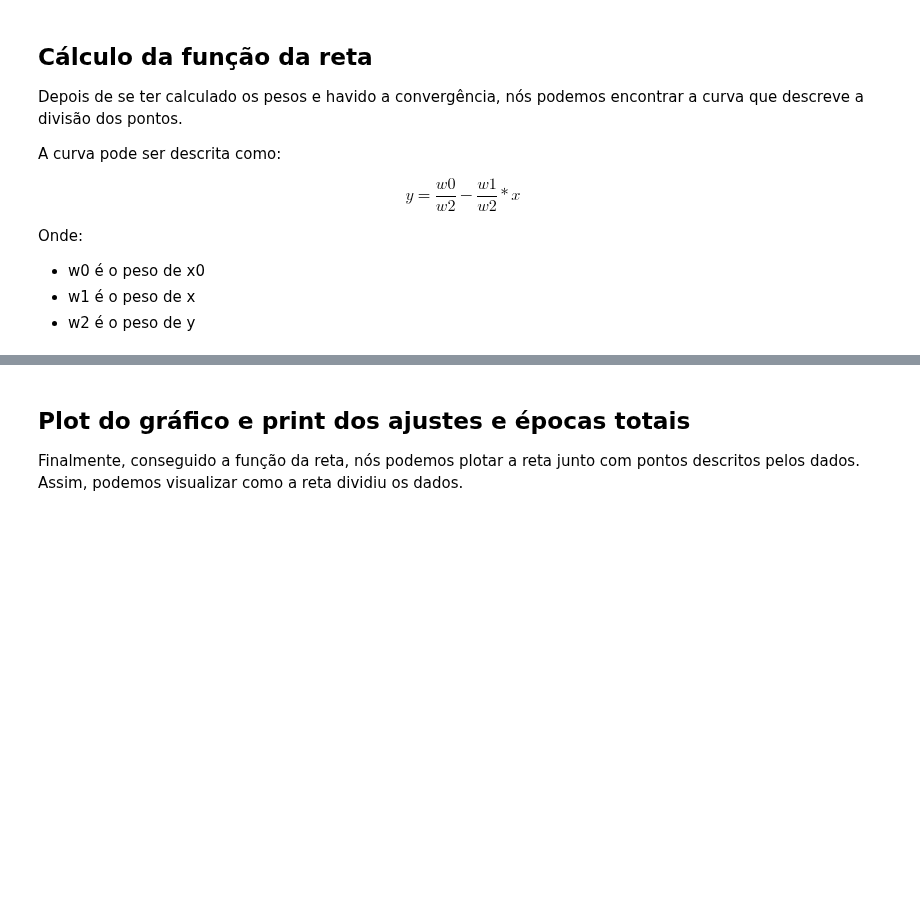
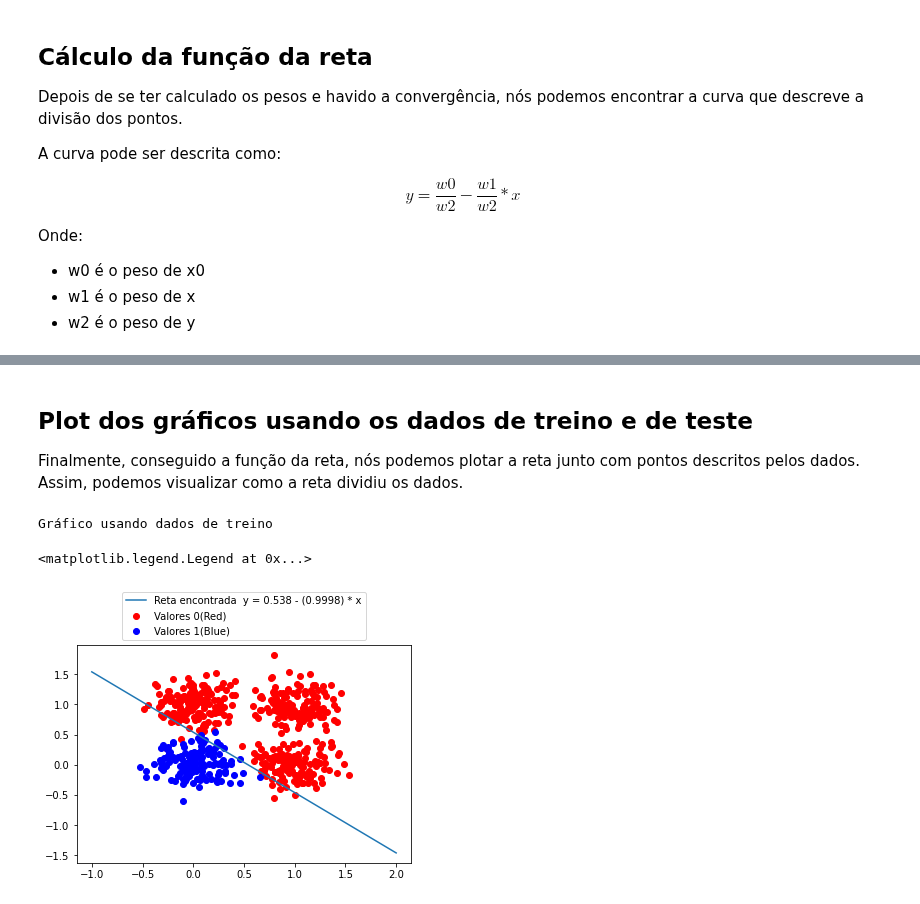
Before and after one commit to levidasilvalima/RNA-PP2, a Jupyter notebook: Parte3/PP2_parte3.ipynb, the cells around one changed output, grey strips where cells are left out. Saved outputs shown, nothing was run; the diff lists cells and outputs as text; code cells hidden in the pictures; blank space fills up the shorter version.

```diff
--- a/Parte3/PP2_parte3.ipynb
+++ b/Parte3/PP2_parte3.ipynb
@@ -320,5 +390,27 @@ False negativo: 20
 # %% [markdown]
-## Plot do gráfico e print dos ajustes e épocas totais
+## Plot dos gráficos usando os dados de treino e de teste
 Finalmente, conseguido a função da reta, nós podemos plotar a reta junto com pontos descritos pelos dados.
 Assim, podemos visualizar como a reta dividiu os dados.
+# %%
+print("Gráfico usando dados de treino")
+pontosAzul = [[], []]
+pontosVermelho = [[], []]
+
+for index in range(len(vetor_resposta)):
+  if (vetor_resposta[index] == 0):
+    pontosVermelho[0].append(vetor1[index])
+    pontosVermelho[1].append(vetor2[index])
+  else:
+    pontosAzul[0].append(vetor1[index])
+    pontosAzul[1].append(vetor2[index])
+
+
+plt.scatter(pontosVermelho[0], pontosVermelho[1], c="red", label = "Valores 0(Red)")
+plt.scatter(pontosAzul[0], pontosAzul[1], c="blue", label = "Valores 1(Blue)")
+plt.plot(x, y, label = "Reta encontrada  y = {} - ({}) * x".format(funcao_a, funcao_b))
+plt.legend(loc="upper center", bbox_to_anchor=(0.5, 1.27))
+# %% [output]
+Gráfico usando dados de treino
+<matplotlib.legend.Legend at 0x...>
+[figure, added]
 # %%
```
Also changed, not shown: parts of 12 cells of this notebook.
